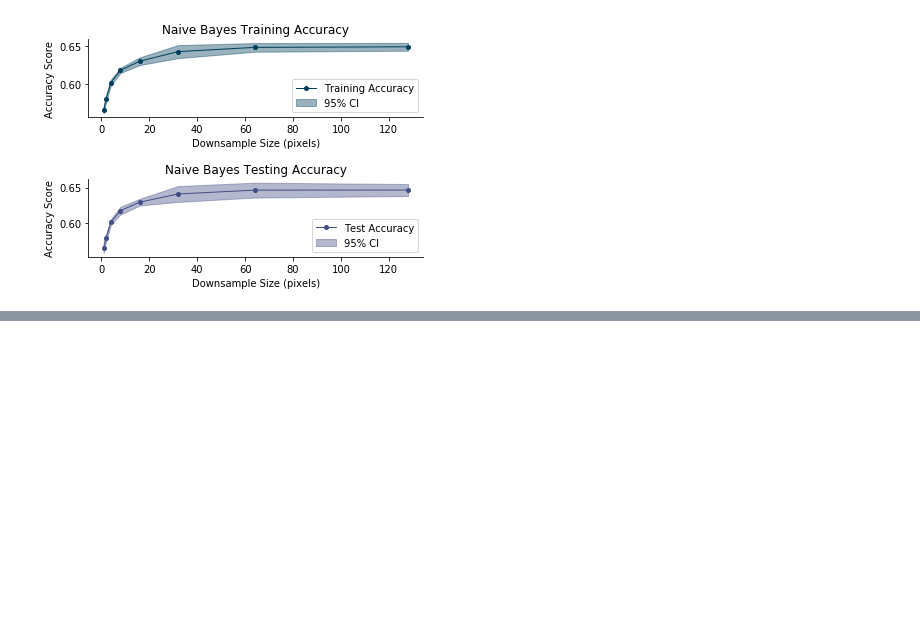
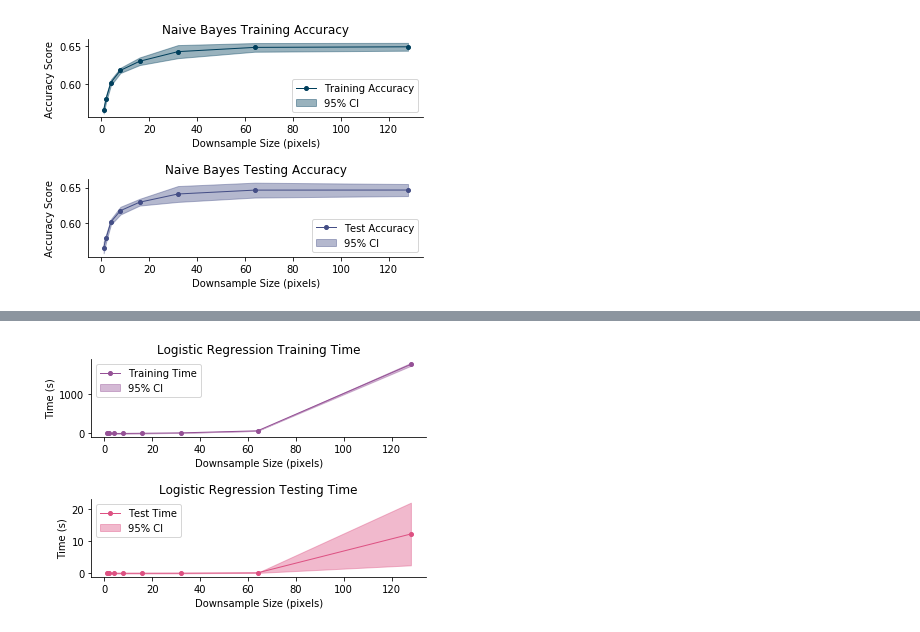
Before and after one commit to nextBillyonair/PGMImageInterpolation, a Jupyter notebook: src/ResultPlotting.ipynb, the cells around one changed output, grey strips where cells are left out. Saved outputs shown, nothing was run; the diff lists cells and outputs as text; code cells hidden in the pictures; blank space fills up the shorter version.

```diff
--- a/src/ResultPlotting.ipynb
+++ b/src/ResultPlotting.ipynb
@@ -67,0 +112,16 @@ plt.subplots_adjust(hspace = 0.8)
+# %%
+fig, axs = img_utils.make_subplot(rows=2, cols=1)
+img_utils.lineplot_ci(axs[0], lr.index,
+                   list(lr['fit_time_mean']), list(lr['fit_time_std']),
+                   label="Training Time", title="Logistic Regression Training Time",
+                   x_label="Downsample Size (pixels)", y_label="Time (s)",
+                   color=2, loc="upper left")
+img_utils.lineplot_ci(axs[1], lr.index,
+                   list(lr['score_time_mean']), list(lr['score_time_std']),
+                   label="Test Time", title="Logistic Regression Testing Time",
+                   x_label="Downsample Size (pixels)", y_label="Time (s)",
+                   color=3, loc="upper left")
+plt.subplots_adjust(hspace = 0.8)
+plt.savefig('../report/lr_graph_time.png', dpi=300, bbox_inches='tight')
+# %% [output]
+[figure, added]
```
Also changed, not shown: parts of 9 cells of this notebook, 12 other files.
